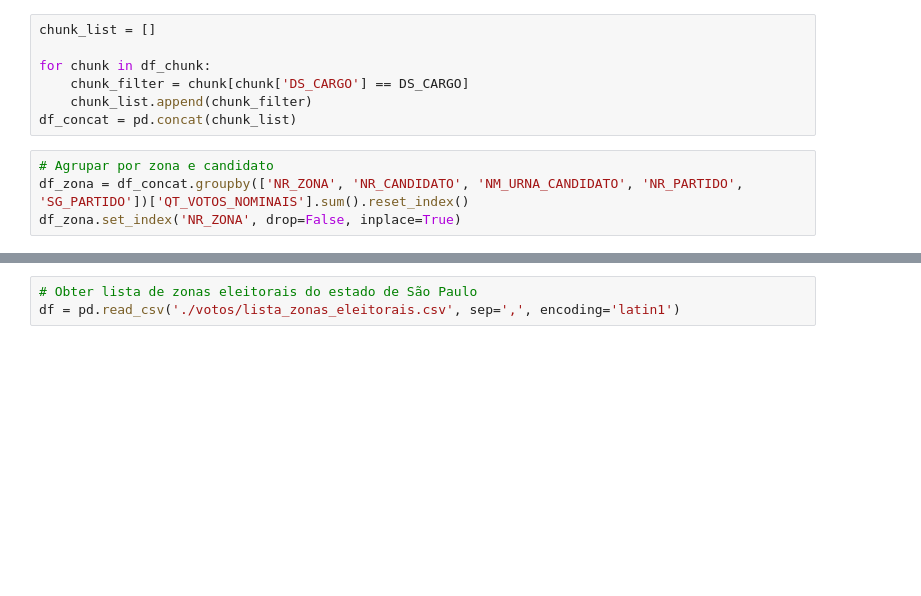
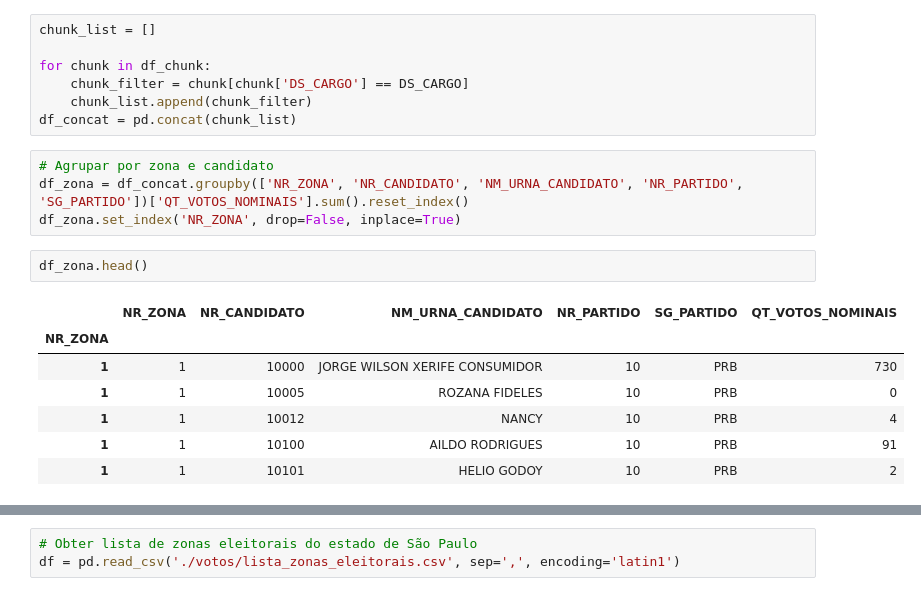
Before and after one commit to gchinellato/Mapa-SP-Eleicao-2018, a Jupyter notebook: Mapa-Eleição-2018-Distrito-SP-Bokeh.ipynb, the cells around one changed output, grey strips where cells are left out. Drawn from its saved outputs; the diff is of its cells as text; blank space fills up the shorter version.

```diff
--- a/Mapa-Eleição-2018-Distrito-SP-Bokeh.ipynb
+++ b/Mapa-Eleição-2018-Distrito-SP-Bokeh.ipynb
@@ -36,3 +45,13 @@ df_concat = pd.concat(chunk_list)
 # Agrupar por zona e candidato
 df_zona = df_concat.groupby(['NR_ZONA', 'NR_CANDIDATO', 'NM_URNA_CANDIDATO', 'NR_PARTIDO', 'SG_PARTIDO'])['QT_VOTOS_NOMINAIS'].sum().reset_index()
 df_zona.set_index('NR_ZONA', drop=False, inplace=True)
+# %%
+df_zona.head()
+# %% [output]
+|  | NR_ZONA | NR_CANDIDATO | NM_URNA_CANDIDATO | NR_PARTIDO | SG_PARTIDO | QT_VOTOS_NOMINAIS |
+| NR_ZONA |  |  |  |  |  |  |
+| 1 | 1 | 10000 | JORGE WILSON XERIFE CONSUMIDOR | 10 | PRB | 730 |
+| 1 | 1 | 10005 | ROZANA FIDELES | 10 | PRB | 0 |
+| 1 | 1 | 10012 | NANCY | 10 | PRB | 4 |
+| 1 | 1 | 10100 | AILDO RODRIGUES | 10 | PRB | 91 |
+| 1 | 1 | 10101 | HELIO GODOY | 10 | PRB | 2 |
```
Also changed, not shown: parts of 18 cells of this notebook, 2 other files.
